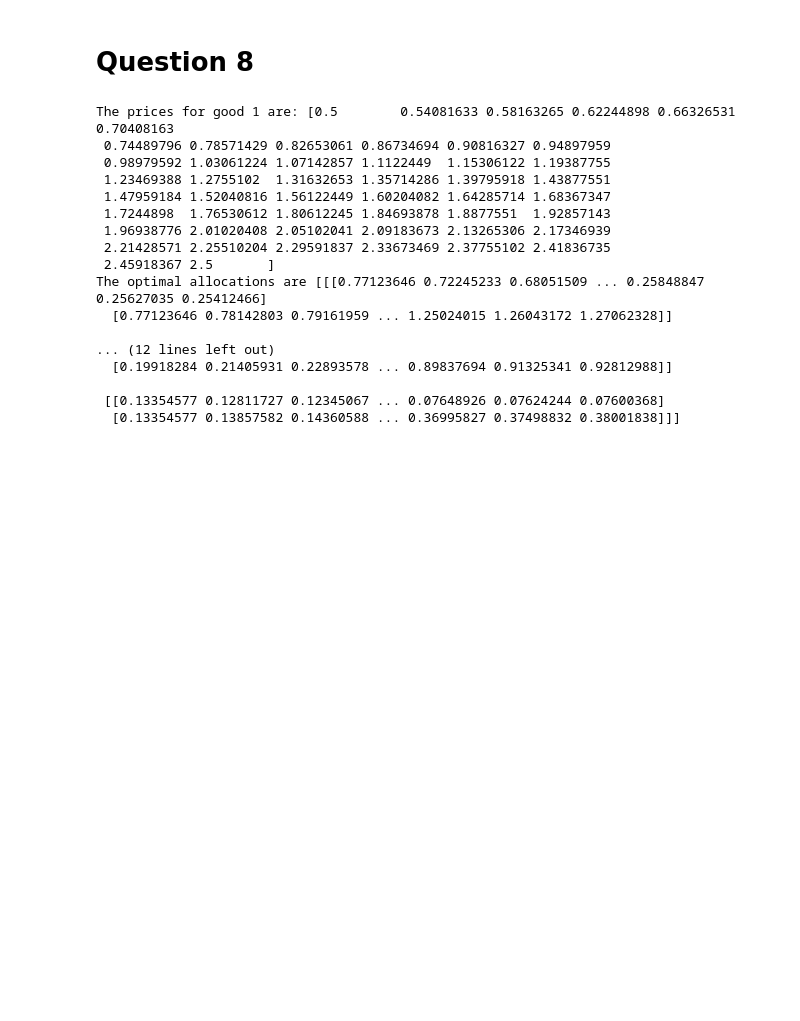
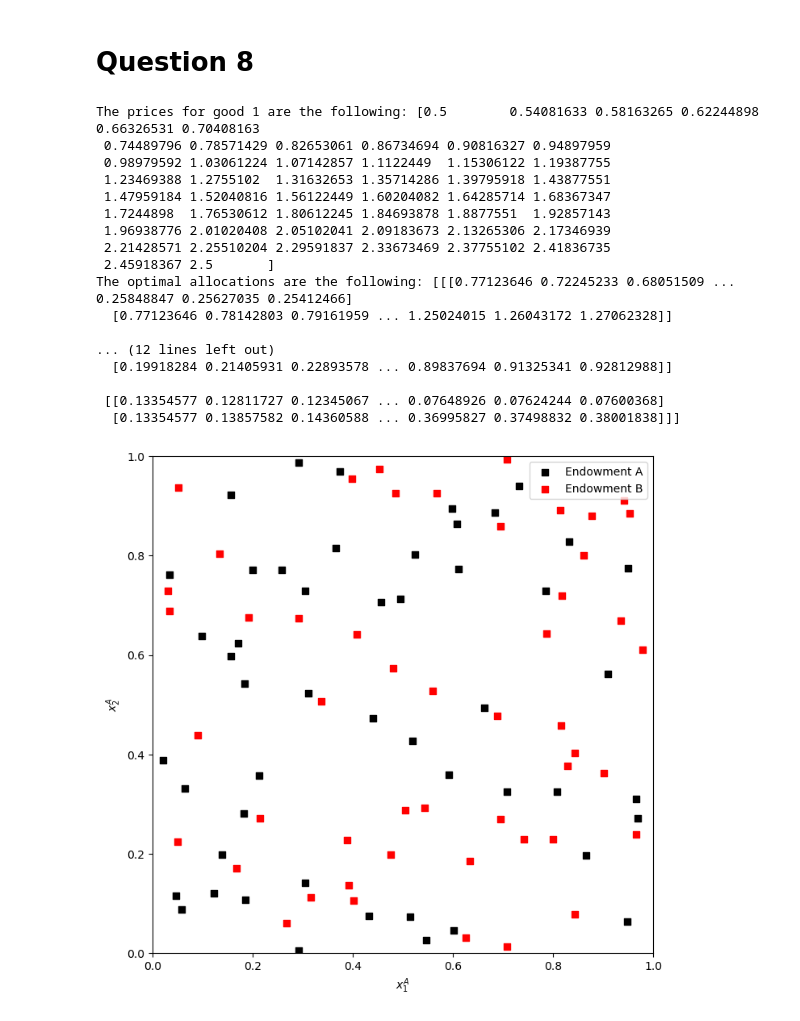
Before and after one commit to NumEconCopenhagen/projects-2024-sheng-og-anton, a Jupyter notebook: inauguralproject/inauguralproject.ipynb, the cells around one changed output. Drawn from its saved outputs; the diff is of its cells as text; code cells hidden in the pictures; blank space fills up the shorter version.

```diff
--- a/inauguralproject/inauguralproject.ipynb
+++ b/inauguralproject/inauguralproject.ipynb
@@ -359,33 +359,51 @@ n = 50
 omega_A1 = np.random.uniform(0, 1, n)
 omega_A2 = np.random.uniform(0, 1, n)
 p1 = np.linspace(0.5, 2.5, n)
+omega_B1 = 1-omega_A1
+omega_B2 = 1-omega_A2
 
 # We create a function Function to calculate optimal allocation for given omega_A1 and omega_A2
 def set_of_optimal_allocations(omega_A1, omega_A2, alpha=1/3, p2=1):
     xA1 = alpha * (p1 * omega_A1 + p2 * omega_A2) / p1
     xA2 = (1 - alpha) * (p1 * omega_A1 + p2 * omega_A2) / p2
     return xA1, xA2
 
 # We use a list iteration in order to calculate the optimal allocations for each omega in the total endowments set, W
 allocations = np.array([set_of_optimal_allocations(omega_A1, omega_A2) for omega_A1, omega_A2 in zip(omega_A1, omega_A2)])
 
 print("The prices for good 1 are the following:", p1)
 print("The optimal allocations are the following:", allocations)
+
+# Plot the Edgeworth box with Pareto improvements
+fig, ax = plt.subplots(figsize=(8, 8))
+ax.set_xlabel("$x_1^A$") # setting x-axis label
+ax.set_ylabel("$x_2^A$") # setting y-axis label
+# Setting the limits
+ax.set_xlim(0, 1)
+ax.set_ylim(0, 1)
+
+# Plotting endowment points
+ax.scatter(omega_A1, omega_A2, marker='s', color='black', label='Endowment A')
+ax.scatter(omega_B1, omega_B2, marker='s', color='red', label='Endowment B')
+
+ax.legend() # We add legend
+plt.show() # We display the plot
 # %% [output]
-The prices for good 1 are: [0.5        0.54081633 0.58163265 0.62244898 0.66326531 0.70408163
+The prices for good 1 are the following: [0.5        0.54081633 0.58163265 0.62244898 0.66326531 0.70408163
  0.74489796 0.78571429 0.82653061 0.86734694 0.90816327 0.94897959
  0.98979592 1.03061224 1.07142857 1.1122449  1.15306122 1.19387755
  1.23469388 1.2755102  1.31632653 1.35714286 1.39795918 1.43877551
  1.47959184 1.52040816 1.56122449 1.60204082 1.64285714 1.68367347
  1.7244898  1.76530612 1.80612245 1.84693878 1.8877551  1.92857143
  1.96938776 2.01020408 2.05102041 2.09183673 2.13265306 2.17346939
  2.21428571 2.25510204 2.29591837 2.33673469 2.37755102 2.41836735
  2.45918367 2.5       ]
-The optimal allocations are [[[0.77123646 0.72245233 0.68051509 ... 0.25848847 0.25627035 0.25412466]
+The optimal allocations are the following: [[[0.77123646 0.72245233 0.68051509 ... 0.25848847 0.25627035 0.25412466]
   [0.77123646 0.78142803 0.79161959 ... 1.25024015 1.26043172 1.27062328]]
 
 ... (12 lines left out)
   [0.19918284 0.21405931 0.22893578 ... 0.89837694 0.91325341 0.92812988]]
 
  [[0.13354577 0.12811727 0.12345067 ... 0.07648926 0.07624244 0.07600368]
   [0.13354577 0.13857582 0.14360588 ... 0.36995827 0.37498832 0.38001838]]]
+[figure, added]
```
Also changed, not shown: parts of 1 cell of this notebook.
